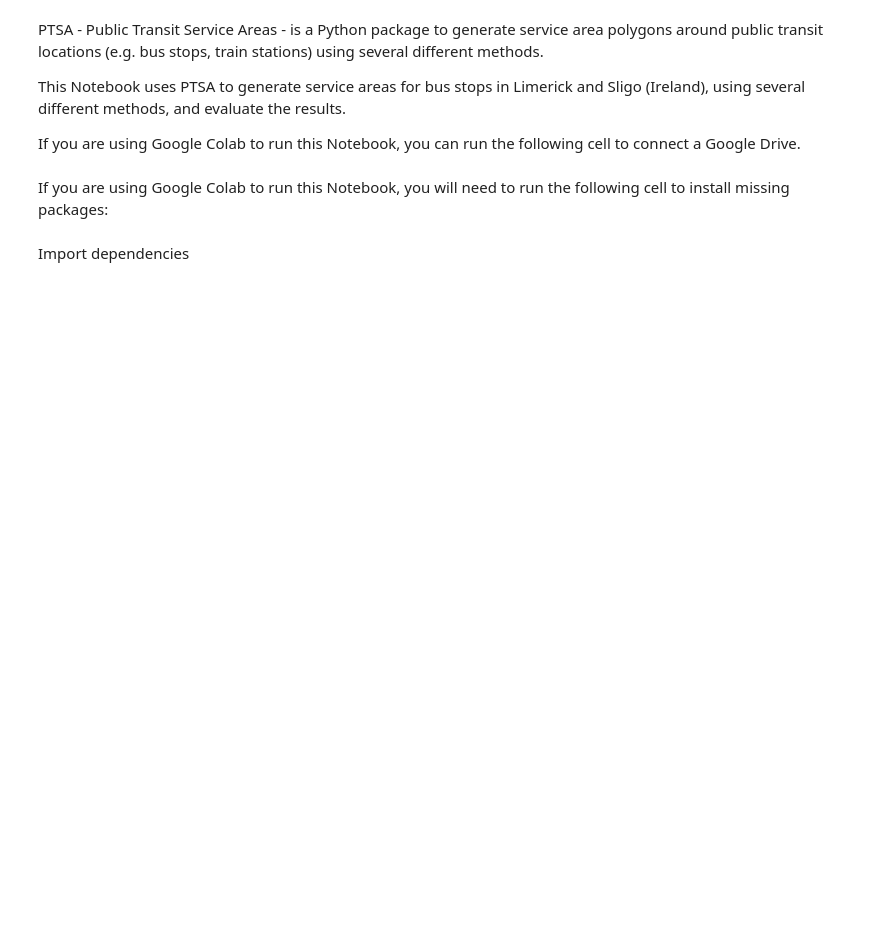
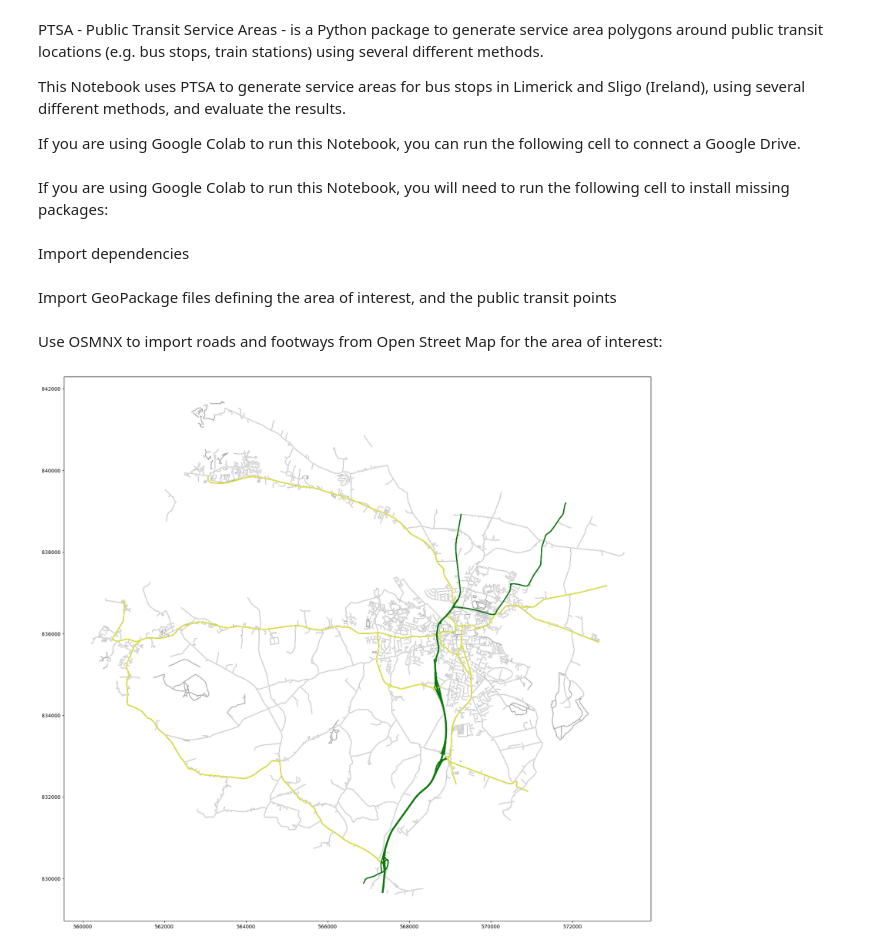
Before and after one commit to bamacgabhann/PTSA, a Jupyter notebook: PTSA.ipynb, the cells around one changed output. Drawn from its saved outputs; the diff is of its cells as text; code cells hidden in the pictures; blank space fills up the shorter version.

Commit message:
Sligo bus stops

```diff
--- a/PTSA.ipynb
+++ b/PTSA.ipynb
@@ -35,3 +39,46 @@ from shapely.geometry import Point, LineString, Polygon, box
 #warnings.filterwarnings("ignore")
 
 #plot_defaults = {"linewidth": 5, "capstyle": "round", "figsize": (10, 6), "legend": True}
+# %% [markdown]
+Import GeoPackage files defining the area of interest, and the public transit points
+# %%
+area = gpd.read_file('https://github.com/bamacgabhann/PTSA/raw/refs/heads/main/sample_data/sligo_area.gpkg', layer='sligo_area')
+area_10m_buffer = gpd.read_file('https://github.com/bamacgabhann/PTSA/raw/refs/heads/main/sample_data/sligo_area.gpkg', layer='sligo_area_10m_buffer')
+service_points = gpd.read_file('https://github.com/bamacgabhann/PTSA/raw/refs/heads/main/sample_data/sligo_bus_stops.gpkg')
+# %% [markdown]
+Use OSMNX to import roads and footways from Open Street Map for the area of interest:
+# %%
+# Extract a polygon from the geopackage, converting to EPSG:4326 for Open Street Map download
+area_polygon = area_10m_buffer.to_crs(4326).geometry[0]
+
+# download the national, secondary, and local roads from OpenStreetMap in the area, converting to EPSG:2157 because a projected CRS is required to generate network, cropping them to the map area
+area_roads = ox.features_from_polygon(area_polygon, tags={'highway': ['trunk','trunk_link','primary','primary_link','secondary','secondary_link','tertiary','unclassified','residential','service', 'tertiary_link','pedestrian','footway', 'track', 'path', 'steps']})
+area_roads = area_roads[area_roads.geom_type == 'LineString'].to_crs(2157).overlay(area_10m_buffer, how='intersection')
+
+N_list = ['trunk','trunk_link','primary','primary_link']
+R_list = ['secondary','secondary_link']
+L_list = ['tertiary','unclassified','residential','service', 'tertiary_link']
+P_list = ['pedestrian','footway' 'track', 'path', 'steps']
+
+N_roads = area_roads[area_roads['highway'].isin(N_list)]
+R_roads = area_roads[area_roads['highway'].isin(R_list)]
+L_roads = area_roads[area_roads['highway'].isin(L_list)]
+P_roads = area_roads[area_roads['highway'].isin(P_list)]
+# %%
+# plot
+fig, ax = plt.subplots(figsize=(21, 21))
+
+# plot all roads with a thicker black line which will show as edges,
+# and a main line coloured by category
+L_roads.plot(ax=ax, color='black', linewidth=1.2)
+R_roads.plot(ax=ax, color='black', linewidth=1.7)
+N_roads.plot(ax=ax, color='black', linewidth=2.2)
+P_roads.plot(ax=ax, color='black', linewidth=1.1)
+L_roads.plot(ax=ax, color='white', linewidth=1)
+R_roads.plot(ax=ax, color='yellow', linewidth=1.5)
+N_roads.plot(ax=ax, color='green', linewidth=2)
+P_roads.plot(ax=ax, color='silver', linewidth=1)
+
+plt.show()
+# %% [output]
+[figure, added]
```
Also changed, not shown: parts of 1 cell of this notebook, 3 other files.
